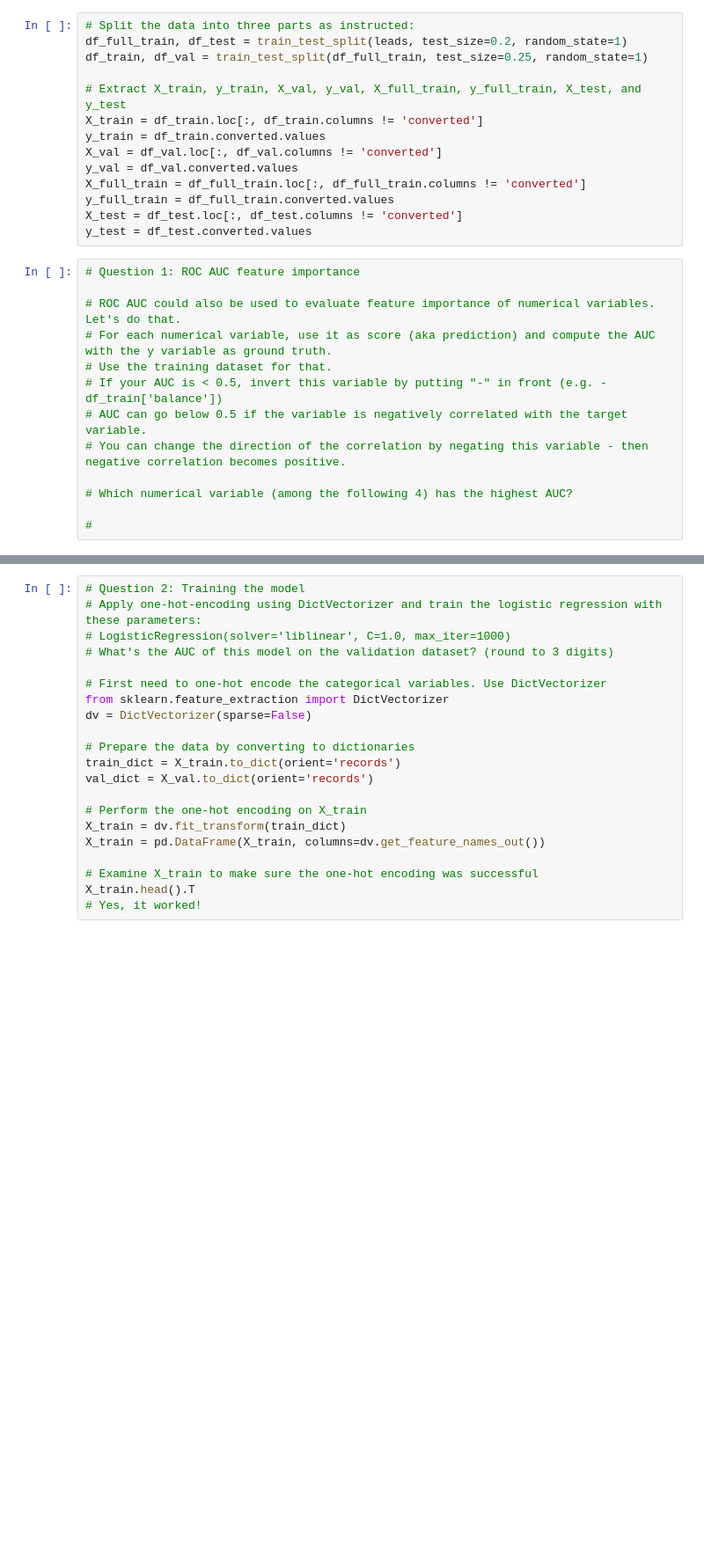
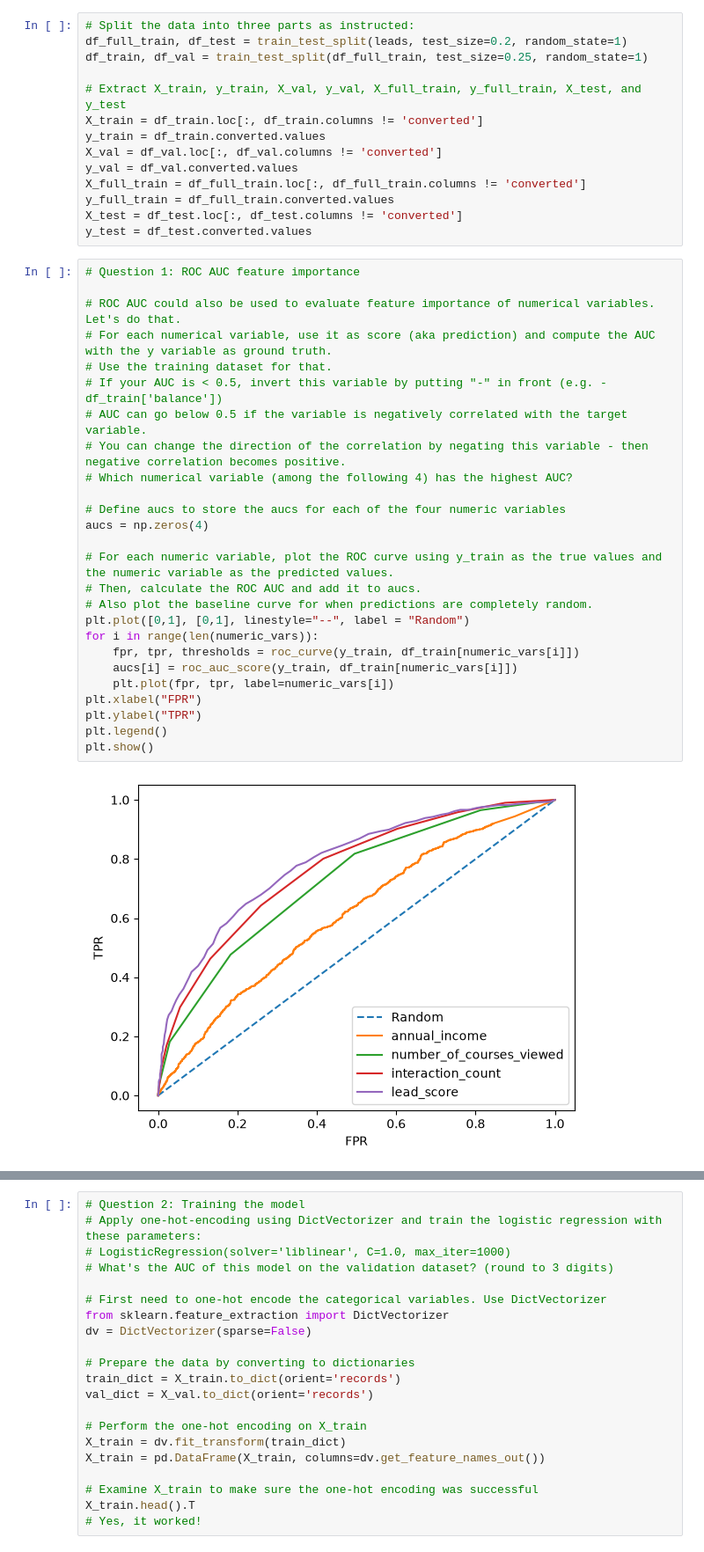
Before and after one commit to BenMarantz/machineLearningZoomcamp26-27, a Jupyter notebook: 04-evaluation/HW4.ipynb, the cells around one changed output, grey strips where cells are left out. Shown at 88% size. Cells and saved outputs as stored; diff of their text form; blank space fills up the shorter version.

```diff
--- a/04-evaluation/HW4.ipynb
+++ b/04-evaluation/HW4.ipynb
@@ -84,13 +85,28 @@ y_test = df_test.converted.values
 # %%
 # Question 1: ROC AUC feature importance
 
 # ROC AUC could also be used to evaluate feature importance of numerical variables. Let's do that.
 # For each numerical variable, use it as score (aka prediction) and compute the AUC with the y variable as ground truth.
 # Use the training dataset for that.
 # If your AUC is < 0.5, invert this variable by putting "-" in front (e.g. -df_train['balance'])
 # AUC can go below 0.5 if the variable is negatively correlated with the target variable.
 # You can change the direction of the correlation by negating this variable - then negative correlation becomes positive.
-
 # Which numerical variable (among the following 4) has the highest AUC?
 
-#
+# Define aucs to store the aucs for each of the four numeric variables
+aucs = np.zeros(4)
+
+# For each numeric variable, plot the ROC curve using y_train as the true values and the numeric variable as the predicted values.
+# Then, calculate the ROC AUC and add it to aucs.
+# Also plot the baseline curve for when predictions are completely random.
+plt.plot([0,1], [0,1], linestyle="--", label = "Random")
+for i in range(len(numeric_vars)):
+    fpr, tpr, thresholds = roc_curve(y_train, df_train[numeric_vars[i]])
+    aucs[i] = roc_auc_score(y_train, df_train[numeric_vars[i]])
+    plt.plot(fpr, tpr, label=numeric_vars[i])
+plt.xlabel("FPR")
+plt.ylabel("TPR")
+plt.legend()
+plt.show()
+# %% [output]
+[figure, added]
```
Also changed, not shown: parts of 10 cells of this notebook.
